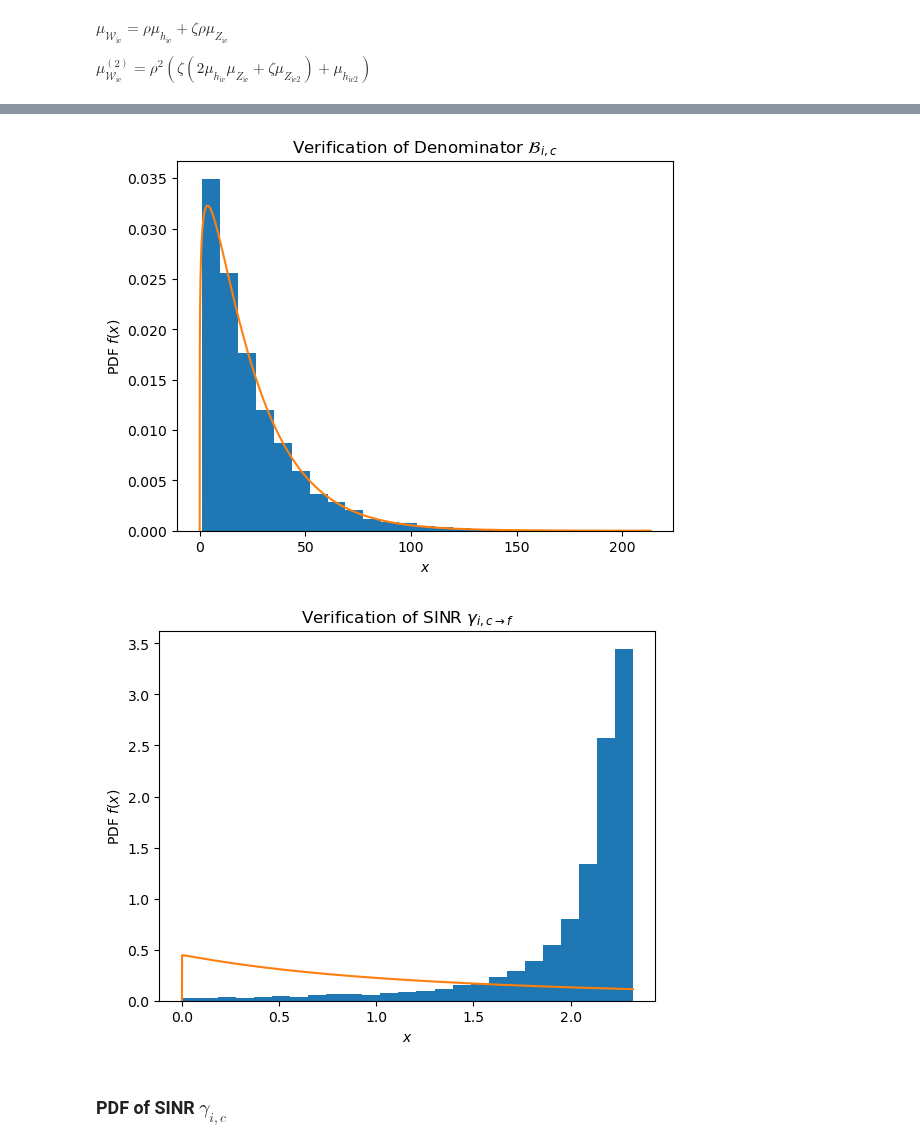
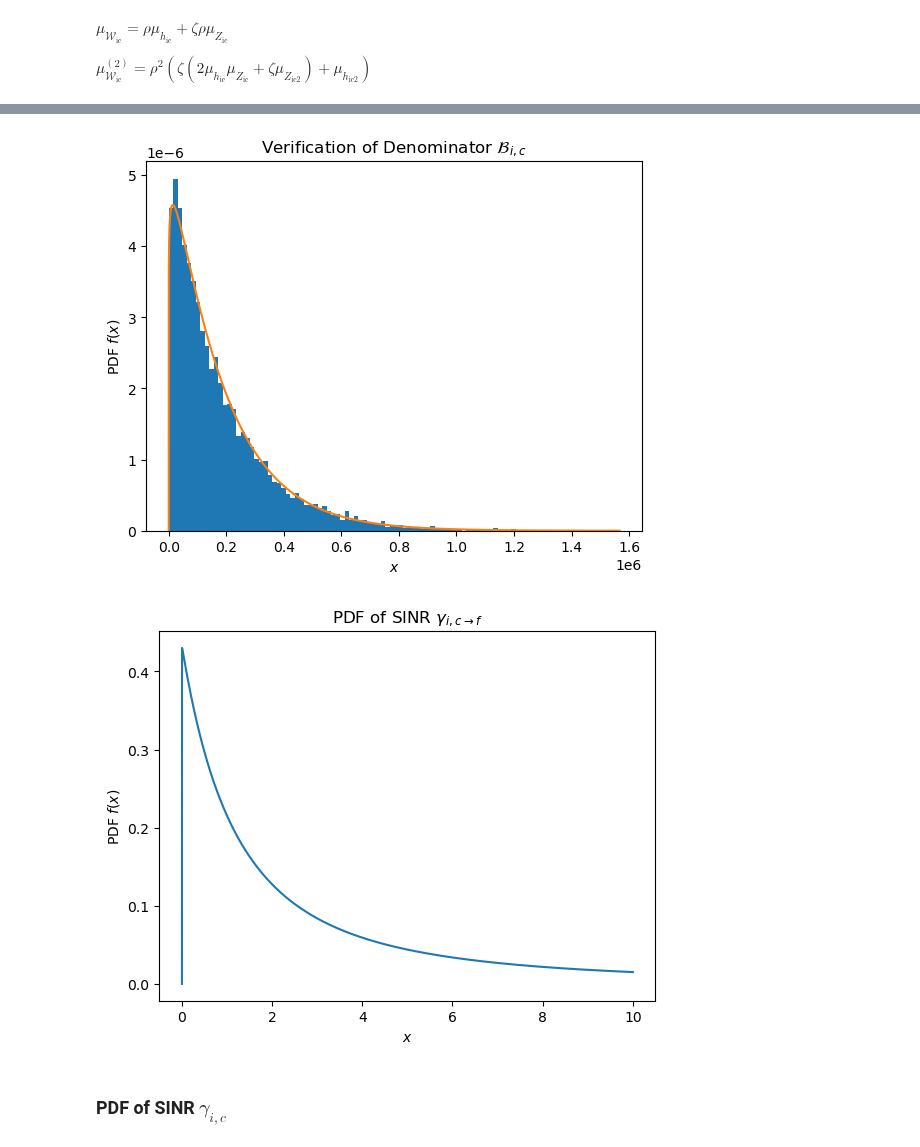
Before and after one commit to muhd-umer/comyx, a Jupyter notebook: research/statistical_analysis/statistics.ipynb, the cells around one changed output, grey strips where cells are left out. Saved outputs shown, nothing was run; the diff lists cells and outputs as text; code cells hidden in the pictures.

```diff
--- a/research/statistical_analysis/statistics.ipynb
+++ b/research/statistical_analysis/statistics.ipynb
@@ -145,9 +168,18 @@ h_iR = np.abs(np.sqrt(db2pow(-1 * pathloss_iR)) * samples_iR)
 h_Rc = np.abs(np.sqrt(db2pow(-1 * pathloss_Rc)) * samples_Rc)
 h_ic = np.abs(np.sqrt(db2pow(-1 * pathloss_ic)) * samples_ic)
 h_ic_prime = np.abs(np.sqrt(db2pow(-1 * pathloss_ic_prime)) * samples_ic_prime)
+h_if = np.abs(np.sqrt(db2pow(-1 * pathloss_if)) * samples_if)
+h_iR_hat = np.abs(np.sqrt(db2pow(-1 * pathloss_iR_hat)) * samples_iR_hat)
+h_if_hat = np.abs(np.sqrt(db2pow(-1 * pathloss_if_hat)) * samples_if_hat)
+h_Rf = np.abs(np.sqrt(db2pow(-1 * pathloss_Rf)) * samples_Rf)
 
-cascaded = np.sum(h_iR * h_Rc, axis=0) * np.sqrt(beta_r)
-effective = cascaded + h_ic
+cascaded_ic = np.sum(h_iR * h_Rc, axis=0) * np.sqrt(beta_r)
+H_ic = cascaded_ic + h_ic
+
+cascaded_if = np.sum(h_iR * h_Rf, axis=0) * np.sqrt(beta_t)
+cascaded_if_hat = np.sum(h_iR_hat * h_Rf, axis=0) * np.sqrt(beta_t)
+H_if = cascaded_if + h_if
+H_if_hat = cascaded_if_hat + h_if_hat
 # %% [markdown]
 ## Statistics
 # %% [markdown]
@@ -250,32 +283,32 @@ plt.show()
 Effective Channel Gain $Z_{i,c} = |H_{i,c}|^2 = (h_{i,c} + G_{i,R,c})^2$
 # %%
 mu_Z_ic = (
-    fun_mu_G_iRc(2, m_iR, omega_iR, m_Rc, omega_Rc, K, beta_r)
+    fun_mu_G_iRc(2, m_iR, omega_iR, m_Rc, omega_Rc, K // 2, beta_r)
     + fun_mu_h_ic(2, m_ic, omega_ic)
     + (
         2
-        * fun_mu_G_iRc(1, m_iR, omega_iR, m_Rc, omega_Rc, K, beta_r)
+        * fun_mu_G_iRc(1, m_iR, omega_iR, m_Rc, omega_Rc, K // 2, beta_r)
         * fun_mu_h_ic(1, m_ic, omega_ic)
     )
 )
 
 mu_Z_ic_2 = (
-    fun_mu_G_iRc(4, m_iR, omega_iR, m_Rc, omega_Rc, K, beta_r)
+    fun_mu_G_iRc(4, m_iR, omega_iR, m_Rc, omega_Rc, K // 2, beta_r)
     + fun_mu_h_ic(4, m_ic, omega_ic)
     + (
         6
-        * fun_mu_G_iRc(2, m_iR, omega_iR, m_Rc, omega_Rc, K, beta_r)
+        * fun_mu_G_iRc(2, m_iR, omega_iR, m_Rc, omega_Rc, K // 2, beta_r)
         * fun_mu_h_ic(2, m_ic, omega_ic)
     )
     + (
         4
         * fun_mu_h_ic(3, m_ic, omega_ic)
-        * fun_mu_G_iRc(1, m_iR, omega_iR, m_Rc, omega_Rc, K, beta_r)
+        * fun_mu_G_iRc(1, m_iR, omega_iR, m_Rc, omega_Rc, K // 2, beta_r)
     )
     + (
         4
         * fun_mu_h_ic(1, m_ic, omega_ic)
-        * fun_mu_G_iRc(3, m_iR, omega_iR, m_Rc, omega_Rc, K, beta_r)
+        * fun_mu_G_iRc(3, m_iR, omega_iR, m_Rc, omega_Rc, K // 2, beta_r)
     )
 )
 
@@ -321,7 +354,7 @@ $\mathcal{B_{i,c,f}} = {\mathcal{W_{i,c}} +  1}$,
 
 where $\mathcal{W_{i,c,f}} = \zeta_{i,c}\rho|\textbf{H}_{i,c}|^2 + \rho|\textbf{h}_{i,c^\prime}|^2$
 # %%
-simulation_W_icf = (zeta_ic * rho * effective**2) + (rho * h_ic_prime**2)
+simulation_W_icf = (zeta_ic * rho * H_ic**2) + (rho * h_ic_prime**2)
 simulation_B_icf = simulation_W_icf + 1
 # %% [markdown]
 $\mu _{\mathcal{W}_{\text{ic}}} = \rho  \mu _{h_{\text{ic}}}+\zeta  \rho  \mu _{Z_{\text{ic}}}$
@@ -339,7 +372,10 @@ mu_W_icf = (
 
 mu_W_icf_2 = rho**2 * (
     zeta_ic
-    * ((2 * fun_mu_h_ic_sqr_interf(1, m_ic, omega_ic_prime) * mu_Z_ic) + zeta_ic * mu_Z_ic_2)
+    * (
+        (2 * fun_mu_h_ic_sqr_interf(1, m_ic, omega_ic_prime) * mu_Z_ic)
+        + zeta_ic * mu_Z_ic_2
+    )
     + fun_mu_h_ic_sqr_interf(2, m_ic, omega_ic_prime)
 )  # 2nd moment of W_ic
 
@@ -368,7 +404,7 @@ k_B_icf = mu_B_icf**2 / (mu_B_icf_2 - mu_B_icf**2)  # Shape parameter of B_ic
 theta_B_icf = (mu_B_icf_2 - mu_B_icf**2) / mu_B_icf  # Scale parameter of B_ic
 # %%
 x = np.linspace(0, np.max(simulation_B_icf), N)
-plt.hist(simulation_B_icf, bins=25, density=True)
+plt.hist(simulation_B_icf, bins=100, density=True)
 plt.plot(
     x,
     sp.stats.gamma.pdf(x, k_B_icf, scale=theta_B_icf),
@@ -378,7 +414,7 @@ plt.xlabel(r"$x$")
 plt.ylabel(r"PDF $f(x)$")
 plt.show()
 # %% [output]
-[figure, old version]
+[figure, new version]
 # %%
 simulation_SINR_icf = simulation_V_icf / simulation_B_icf
 # %%
@@ -389,19 +429,19 @@ def generalized_beta_prime_pdf(x, a, b, p, q):
 # %%
-x = np.linspace(0, np.max(simulation_SINR_icf), N)
-plt.hist(simulation_SINR_icf, bins=25, density=True)
+x = np.linspace(0, 10, N)
+# plt.hist(simulation_SINR_icf, bins=100, density=True)
 plt.plot(
     x,
     generalized_beta_prime_pdf(
         x, k_Z_ic, k_B_icf, 1, (theta_Z_ic * zeta_if * rho) / theta_B_icf
     ),
 )
-plt.title(r"Verification of SINR $\gamma_{i,c\rightarrow f}$")
+plt.title(r"PDF of SINR $\gamma_{i,c\rightarrow f}$")
 plt.xlabel(r"$x$")
 plt.ylabel(r"PDF $f(x)$")
 # plt.ticklabel_format(axis="both", style="sci", scilimits=(0, 0))
 plt.show()
 # %% [output]
-[figure, old version]
+[figure, new version]
 # %% [markdown]
 ### PDF of SINR $\gamma_{i,c}$
 # %% [markdown]
```
Also changed, not shown: parts of 47 cells of this notebook.
